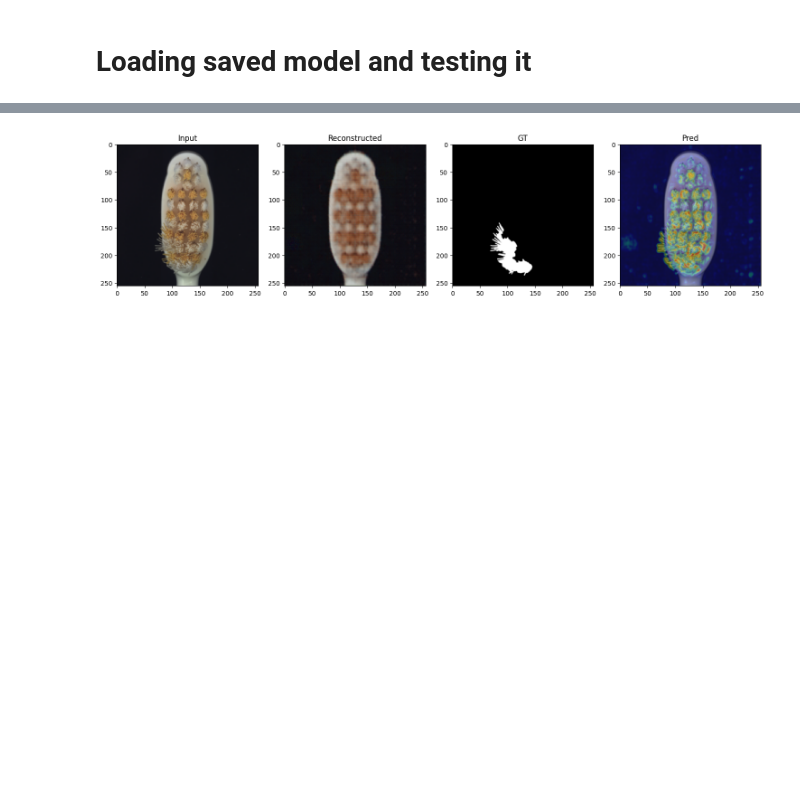
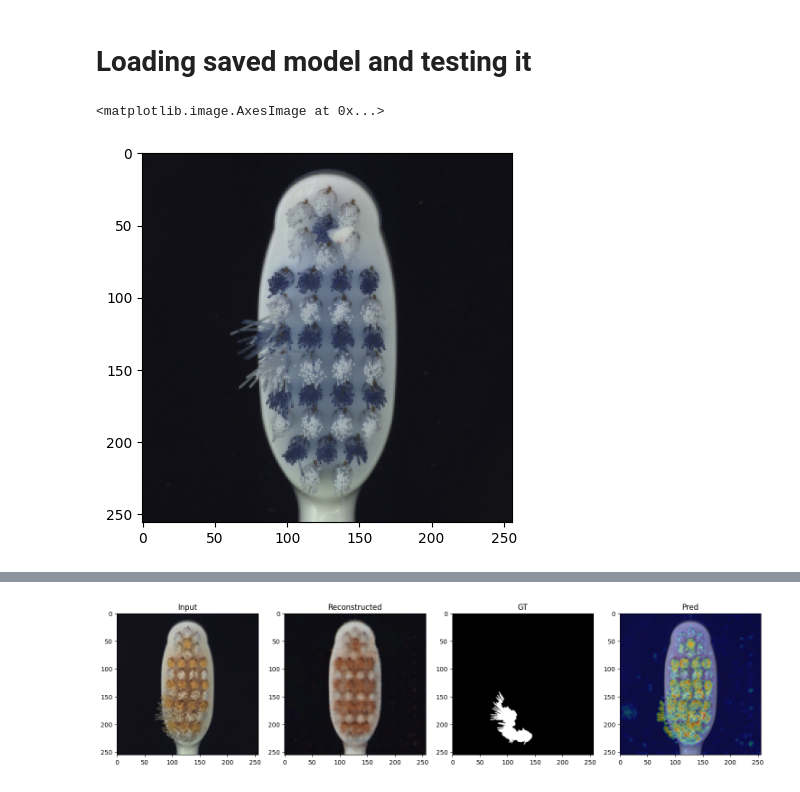
Before and after one commit to thiago-buarqque/projeto-2024.1, a Jupyter notebook: src/vit_training.ipynb, the cells around one changed output, grey strips where cells are left out. Saved outputs shown, nothing was run; the diff lists cells and outputs as text; code cells hidden in the pictures; blank space fills up the shorter version.

```diff
--- a/src/vit_training.ipynb
+++ b/src/vit_training.ipynb
@@ -90,13 +93,14 @@ def save_comparison(class_name: str, file_name:str, image, mask, reconstruction,
 # Loading data
 # %%
 dataset_root_path = "/home/evry/Desktop/master-degree/repositories/two-stage-coarse-to-fine-image-anomaly-segmentation-and-detection-model/data/images"
+# dataset_root_path = "/home/evry/Desktop/master-degree/dataset/BTech_Dataset_transformed"
 
-def read_data(class_name: str):
-    train_dataset = MVTec(class_name=class_name, root_dir=dataset_root_path + f"/{class_name}", test=False, resize_shape=[256, 256])
-    test_dataset = MVTec(class_name=class_name,root_dir=dataset_root_path + f"/{class_name}", test=True, resize_shape=[256, 256])
+def read_data(class_name: str, file_extension: str = "png"):
+    train_dataset = MVTec(class_name=class_name, root_dir=dataset_root_path + f"/{class_name}", test=False, resize_shape=[256, 256], file_extension=file_extension)
+    test_dataset = MVTec(class_name=class_name,root_dir=dataset_root_path + f"/{class_name}", test=True, resize_shape=[256, 256], file_extension=file_extension)
 
-    train_loader = DataLoader(dataset = train_dataset, batch_size=32, shuffle=True)
-    test_loader = DataLoader(dataset = test_dataset, batch_size=1, shuffle=False)
+    train_loader = DataLoader(dataset = train_dataset, batch_size=16, shuffle=True)
+    test_loader = DataLoader(dataset = test_dataset, batch_size=1, shuffle=True)
 
     return train_loader, test_loader
 # %% [markdown]
@@ -248,8 +275,13 @@ def train(class_name: str):
     del model
     del optimizer
 # %%
-# 'bottle','cable','capsule','carpet','grid','hazelnut','leather','metal_nut','pill','screw','tile','toothbrush','transistor','wood','zipper'
-classes = ['hazelnut']
+model_depth = 16
+model_patch_size = 32
+
+# classes = ['01', '02', '03']
+# classes = ['bottle','cable','capsule','carpet','grid','hazelnut','leather','metal_nut','pill','screw','tile','toothbrush','transistor','wood','zipper']
+classes = ['zipper']
+
 for class_name in classes:
-    train(class_name)
+    train(class_name, model_depth=model_depth)
 # %% [output]
@@ -276,19 +308,24 @@ OutOfMemoryError: CUDA out of memory. Tried to allocate 1024.00 MiB. GPU
 # %% [markdown]
 # Loading saved model and testing it
 # %%
-# class_name = ""
+class_name = "zipper"
 
-# model = VT_AE(patch_size=32).cuda()
+model = Model(patch_size=model_patch_size, depth=model_depth).cuda()
 
-# model.load_state_dict(torch.load(f'../vit_models/vit_{class_name}.pt'))
+model.load_state_dict(torch.load(f'../vit_models/vit_{class_name}.pt'))
 
-# train_loader, test_loader = read_data(class_name)
+model.eval()
 
-# test_image, mask = test_loader.dataset.__getitem__(0)
+_, test_loader = read_data(class_name)
 
-# test_image = test_image.unsqueeze(0).cuda()
+test_image, mask, has_anomaly = test_loader.dataset.__getitem__(0)
 
-# plt.imshow(test_image.cpu().numpy()[0].transpose(1, 2, 0))
+test_image = test_image.unsqueeze(0).cuda()
+
+plt.imshow(test_image.cpu().numpy()[0].transpose(1, 2, 0))
+# %% [output]
+<matplotlib.image.AxesImage at 0x...>
+[figure, added]
 # %%
 # mask = model.mask
 
```
Also changed, not shown: parts of 8 cells of this notebook, 10 other files.
